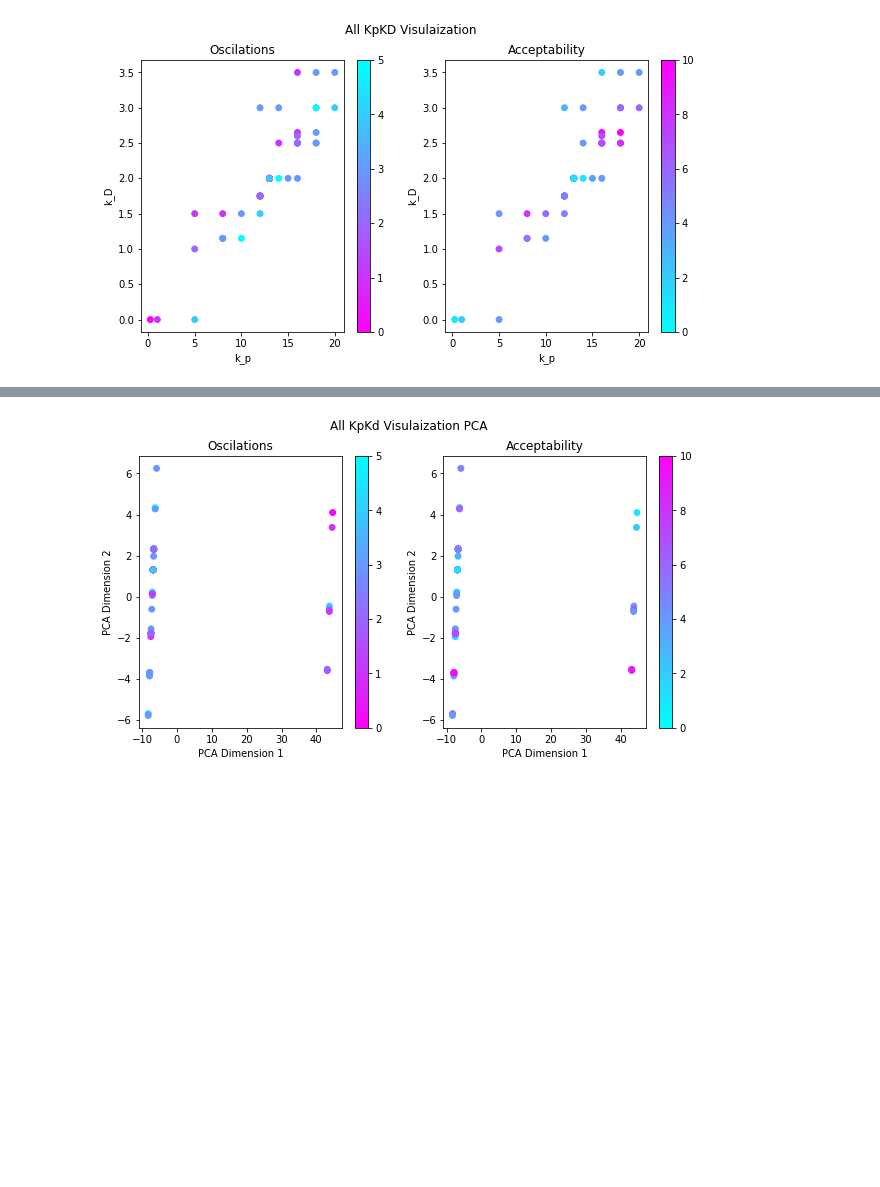
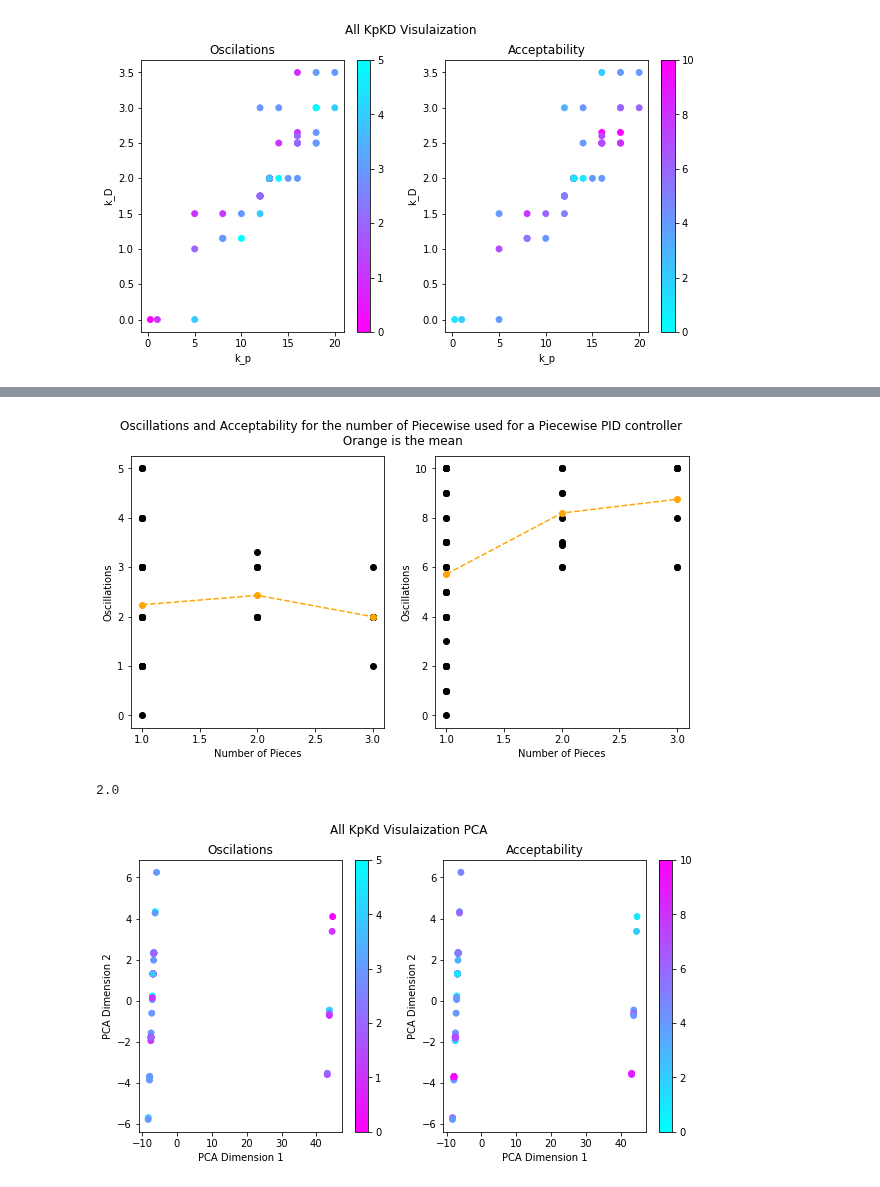
Before and after one commit to HighSpeeds/ECE3, a Jupyter notebook: CarLab/Report/dataProcessorTry2.ipynb, the cells around one changed output, grey strips where cells are left out. Saved outputs shown, nothing was run; the diff lists cells and outputs as text; code cells hidden in the pictures; blank space fills up the shorter version.

```diff
--- a/CarLab/Report/dataProcessorTry2.ipynb
+++ b/CarLab/Report/dataProcessorTry2.ipynb
@@ -38,3 +79,42 @@ plt.savefig("KpKiAll.png")
+# %%
+fig,axs=plt.subplots(1,2,figsize=(10,5))
+fig.suptitle("Oscillations and Acceptability for the number of Piecewise used for a Piecewise PID controller\n Orange is the mean")
+plt.sca(axs[0])
+
+plt.plot([3]*len(peicwise3A),peicwise3O,"o",color="black")
+plt.plot([3],np.mean(peicwise3O),"o",color="orange")
+plt.plot([2]*len(peicwise2A),peicwise2O,"o",color="black")
+plt.plot([2],np.mean(peicwise2O),"o",color="orange")
+plt.plot([1]*len(df["Oscillations"]),df["Oscillations"],"o",color="black")
+plt.plot([1],np.mean(df["Oscillations"]),"o",color="orange")
+plt.plot([1,2,3],[np.mean(df["Oscillations"]),
+                np.mean(peicwise2O),
+                np.mean(peicwise3O)],"--",color="orange")
+plt.ylabel("Oscillations")
+plt.xlabel("Number of Pieces")
+
+
+plt.sca(axs[1])
+plt.plot([3]*len(peicwise3A),peicwise3A,"o",color="black")
+plt.plot([3],np.mean(peicwise3A),"o",color="orange")
+plt.plot([2]*len(peicwise2A),peicwise2A,"o",color="black")
+plt.plot([2],np.mean(peicwise2A),"o",color="orange")
+plt.plot([1]*len(df["Oscillations"]),df["Acceptability"],"o",color="black")
+plt.plot([1],np.mean(df["Acceptability"]),"o",color="orange")
+plt.plot([1,2,3],[np.mean(df["Acceptability"]),
+                np.mean(peicwise2A),
+                np.mean(peicwise3A)],"--",color="orange")
+
+plt.ylabel("Oscillations")
+plt.xlabel("Number of Pieces")
+
+plt.savefig("PiecewiseOscilationsAcceptability.png")
+# %% [output]
+[figure, added]
+# %%
+np.mean(peicwise3O)
+# %% [output]
+2.0
 # %%
 X=df[["k_p","k_D","Velocity","Voltage","Full Track"]].to_numpy()
 # %%
```
Also changed, not shown: parts of 3 cells of this notebook, 8 other files.
